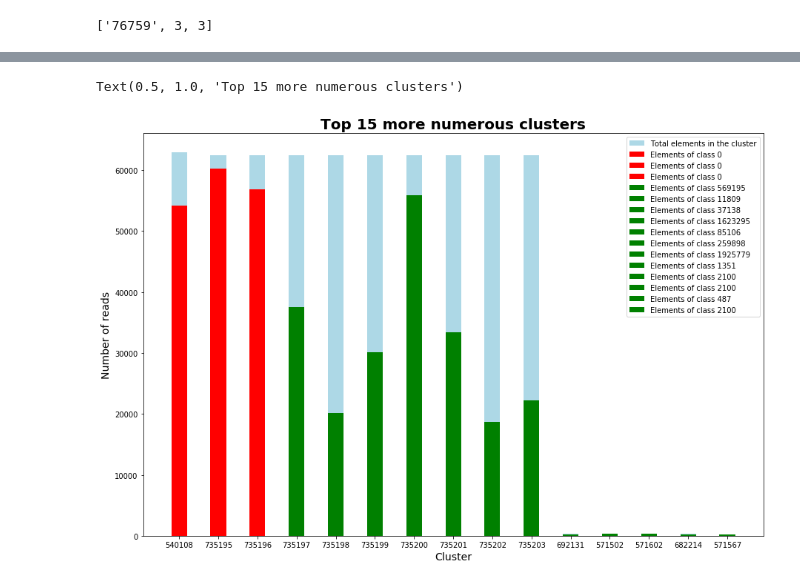
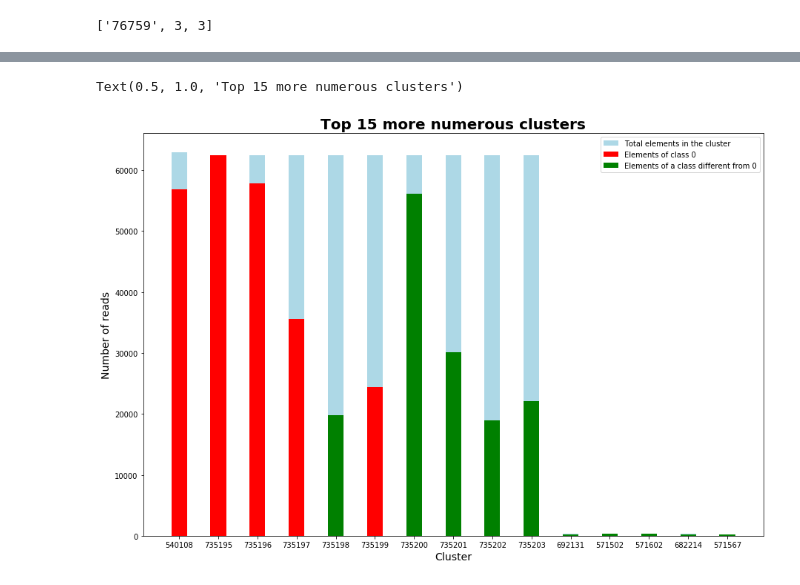
Before and after one commit to leonardoagg/Bioinformatics-Project, a Jupyter notebook: ReassignedByCluster.ipynb, the cells around one changed output, grey strips where cells are left out. Drawn from its saved outputs; the diff is of its cells as text; code cells hidden in the pictures.

```diff
--- a/ReassignedByCluster.ipynb
+++ b/ReassignedByCluster.ipynb
@@ -25,8 +25,11 @@ TotalReassignment = True
 
 dataset_path = "../all_250000_1.fq"
 clusters_path =  "../all_250000_1+RC.fasta.a16.t20.txt"
-classifier_path = "../strex_kraken2_250000.res"
+#classifier_path = "../strex_kraken2_250000.res"
 #classifier_path = "../strex_centrifuge_250000.res"
+classifier_path = "../strex_kraken1_250000.res"
+
+
 
 IsFasta = False
 
@@ -423,20 +417,30 @@ print(topTotalMax)
 # %%
 plt.figure(figsize=(15,10))
 
 width = 0.4
 
 plt.bar(topI,topTotalMax,width=width,color='lightblue',label='Total elements in the cluster')
+
+name1 = 'Elements of class 0'
+name2 = 'Elements of a class different from 0'
+
+zeroCount = 0
+notZeroCount = 0
+
 for i in range(len(topClusterMax)):
-    name = 'Elements of class ' + str(topClusterMax[i])
     if topClusterMax[i] == '0':
-        plt.bar(topI[i],topEqualMax[i],width=width,alpha=1,color='red',label=name)
+        plt.bar(topI[i],topEqualMax[i],width=width,alpha=1,color='red',label=name1 if zeroCount==0 else '')
+        zeroCount = zeroCount + 1
     else:
-        plt.bar(topI[i],topEqualMax[i],width=width,alpha=1,color='green',label=name)
+        plt.bar(topI[i],topEqualMax[i],width=width,alpha=1,color='green',label=name2 if notZeroCount==0 else '')
+        notZeroCount = notZeroCount + 1
+
+
 
 plt.xlabel('Cluster',fontsize=14)
 plt.ylabel('Number of reads',fontsize=14)
 plt.legend(loc='upper right')
 plt.title('Top ' + str(top) + ' more numerous clusters',fontweight='bold',fontsize=20)
 # %% [output]
 Text(0.5, 1.0, 'Top 15 more numerous clusters')
-[figure, old version]
+[figure, new version]
```
Also changed, not shown: parts of 3 cells of this notebook, 1 other file.
